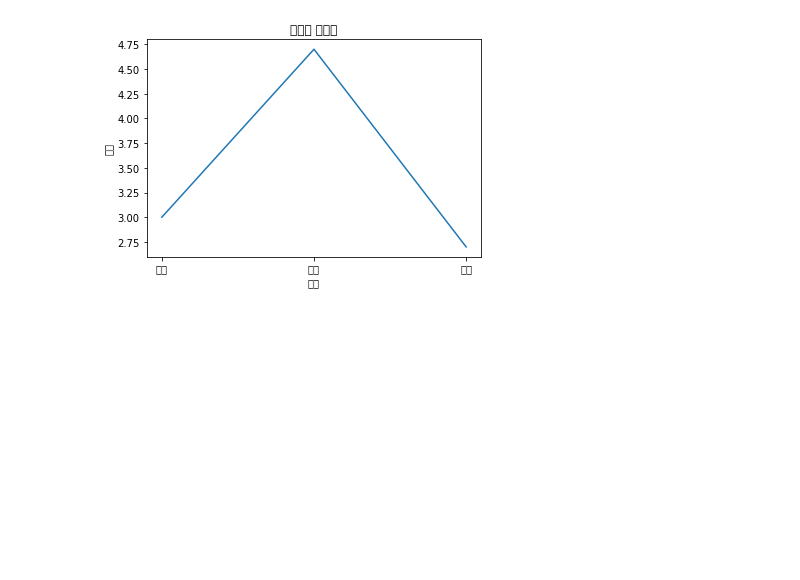
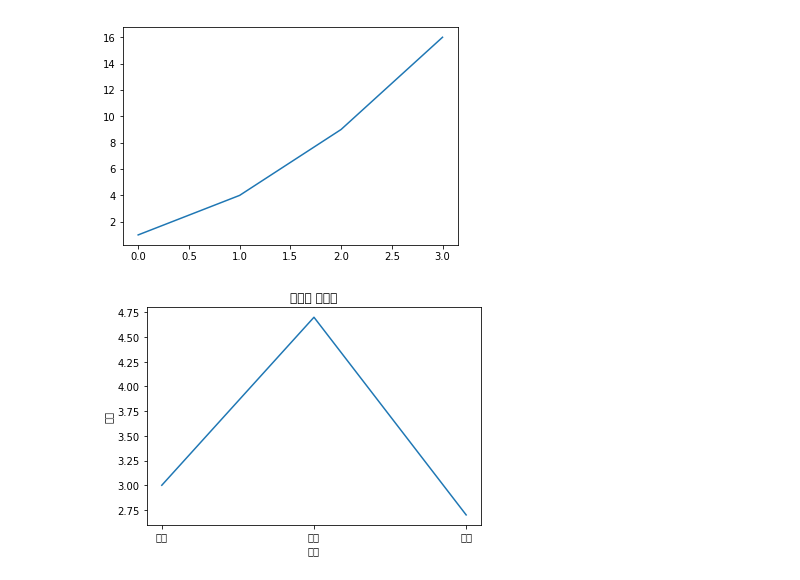
Before and after one commit to swhacademy/tensorflow-guide, a Jupyter notebook: 0_2_Matplotlib.ipynb, the cells around one changed output. Saved outputs shown, nothing was run; the diff lists cells and outputs as text; code cells hidden in the pictures; blank space fills up the shorter version.

```diff
--- a/0_2_Matplotlib.ipynb
+++ b/0_2_Matplotlib.ipynb
@@ -15 +19,12 @@ import matplotlib.pyplot as plt
+# %%
+# plot함수 내 리스트나 ndarray(numpy 모듈의 array) 객체
+# x 축의 자료위치 즉, 틱(tick)은 자동으로 0, 1, 2, 3
+plt.plot([1, 4, 9, 16])
+# import numpy as np
+# a = np.array([1, 4, 9, 16])
+# plt.plot(a) # plot함수 내 리스트나 ndarray(numpy 모듈의 array) 객체
+
+plt.show()
+# %% [output]
+[figure, added]
 # %%
```
Also changed, not shown: parts of 26 cells of this notebook.
